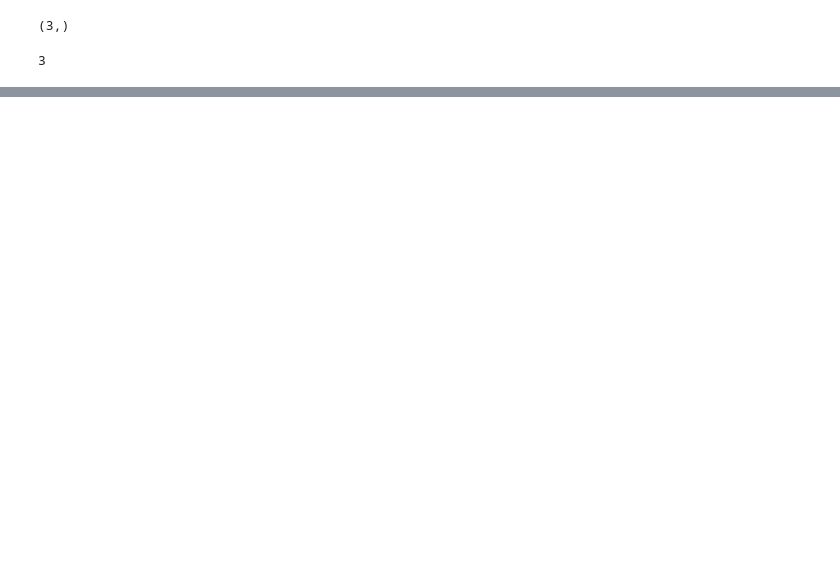
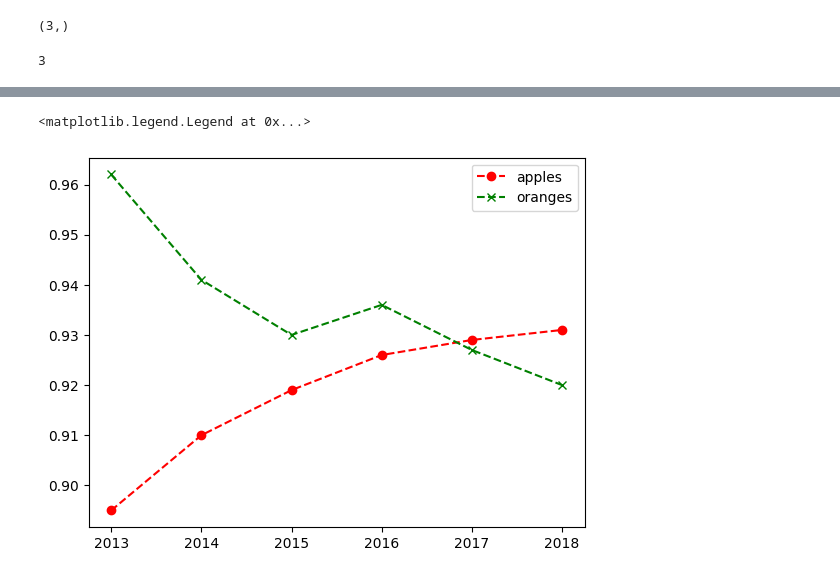
Before and after one commit to preetu1912/preetu_aiml, a Jupyter notebook: labsheet2pynb.ipynb, the cells around one changed output, grey strips where cells are left out. Saved outputs shown, nothing was run; the diff lists cells and outputs as text; code cells hidden in the pictures; blank space fills up the shorter version.

```diff
--- a/labsheet2pynb.ipynb
+++ b/labsheet2pynb.ipynb
@@ -501,0 +179,8 @@ plt.show()
+# %%
+
+plt.plot(year,apples,marker='o',linestyle='--',color='r',label='apples')
+plt.plot(year,oranges,marker='x',linestyle='--',color='g',label='oranges')
+plt.legend()
+# %% [output]
+<matplotlib.legend.Legend at 0x...>
+[figure, added]
```
Also changed, not shown: parts of 97 cells of this notebook.
